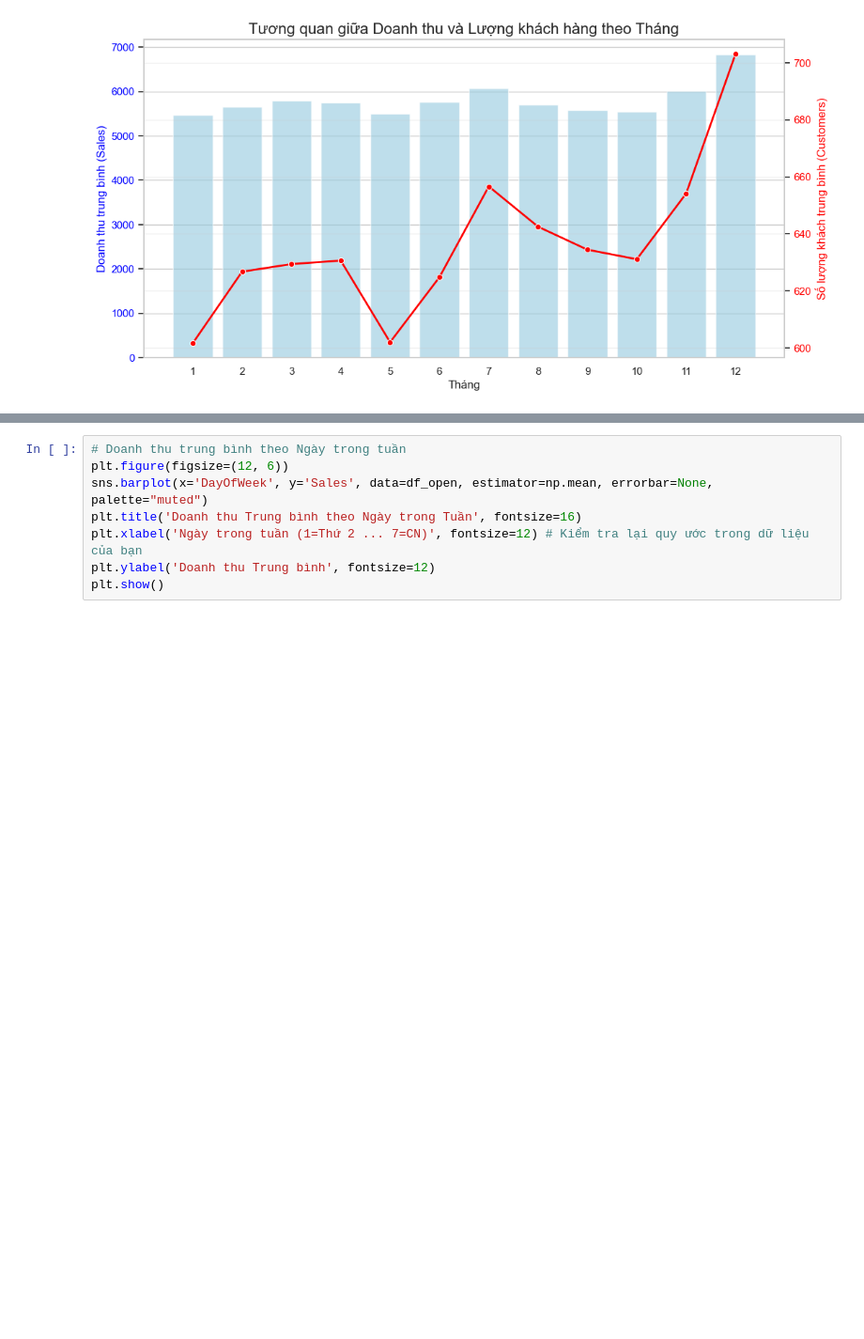
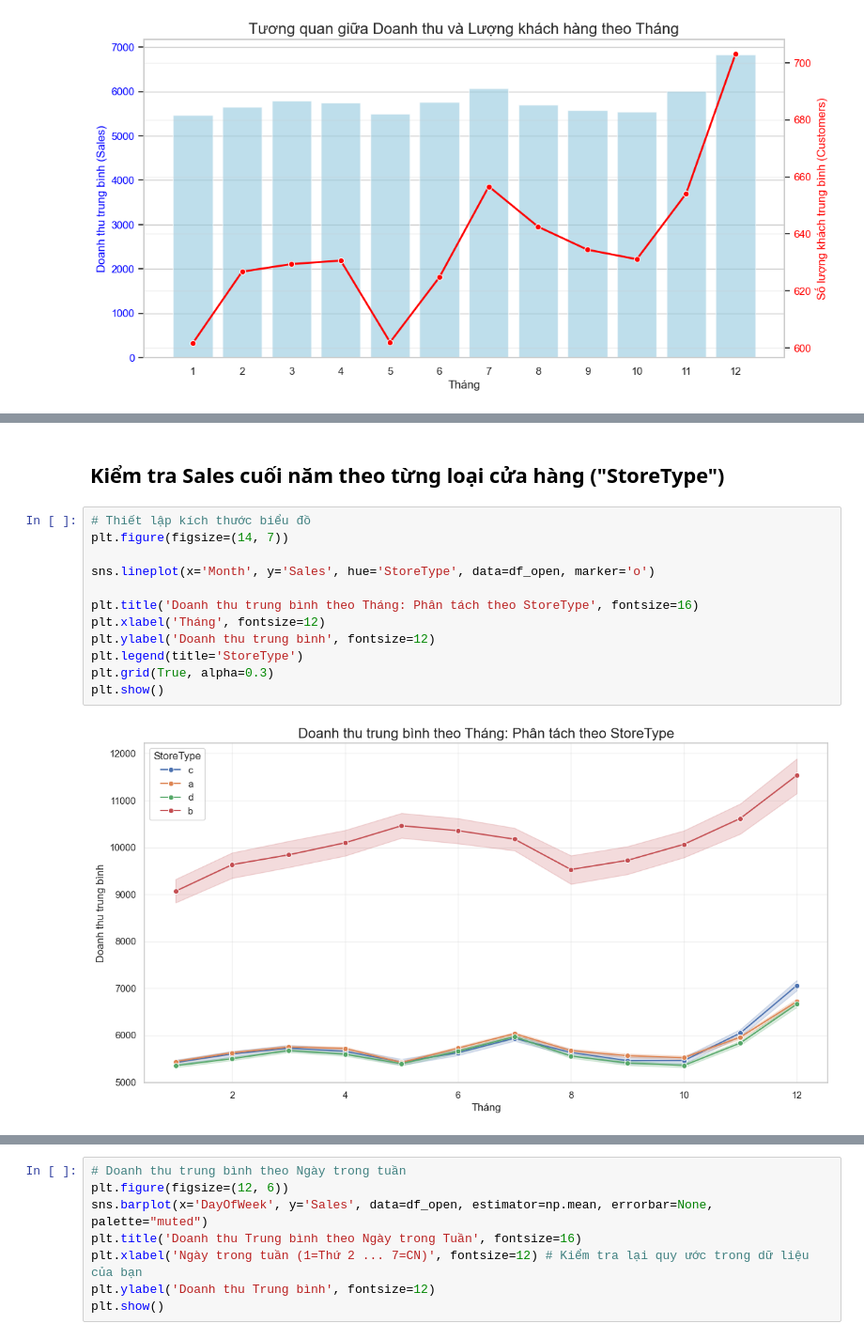
Before and after one commit to trantuan1701/Data_viz_final_project, a Jupyter notebook: Sales_seasonality_analysis.ipynb, the cells around one changed output, grey strips where cells are left out. Shown at 94% size. Drawn from its saved outputs; the diff is of its cells as text; blank space fills up the shorter version.

```diff
--- a/Sales_seasonality_analysis.ipynb
+++ b/Sales_seasonality_analysis.ipynb
@@ -620,0 +313,16 @@ Passing `palette` without assigning `hue` is deprecated and will be removed in v
+# %% [markdown]
+## Kiểm tra Sales cuối năm theo từng loại cửa hàng ("StoreType")
+# %%
+# Thiết lập kích thước biểu đồ
+plt.figure(figsize=(14, 7))
+
+sns.lineplot(x='Month', y='Sales', hue='StoreType', data=df_open, marker='o')
+
+plt.title('Doanh thu trung bình theo Tháng: Phân tách theo StoreType', fontsize=16)
+plt.xlabel('Tháng', fontsize=12)
+plt.ylabel('Doanh thu trung bình', fontsize=12)
+plt.legend(title='StoreType')
+plt.grid(True, alpha=0.3)
+plt.show()
+# %% [output]
+[figure, added]
```
Also changed, not shown: parts of 57 cells of this notebook.
